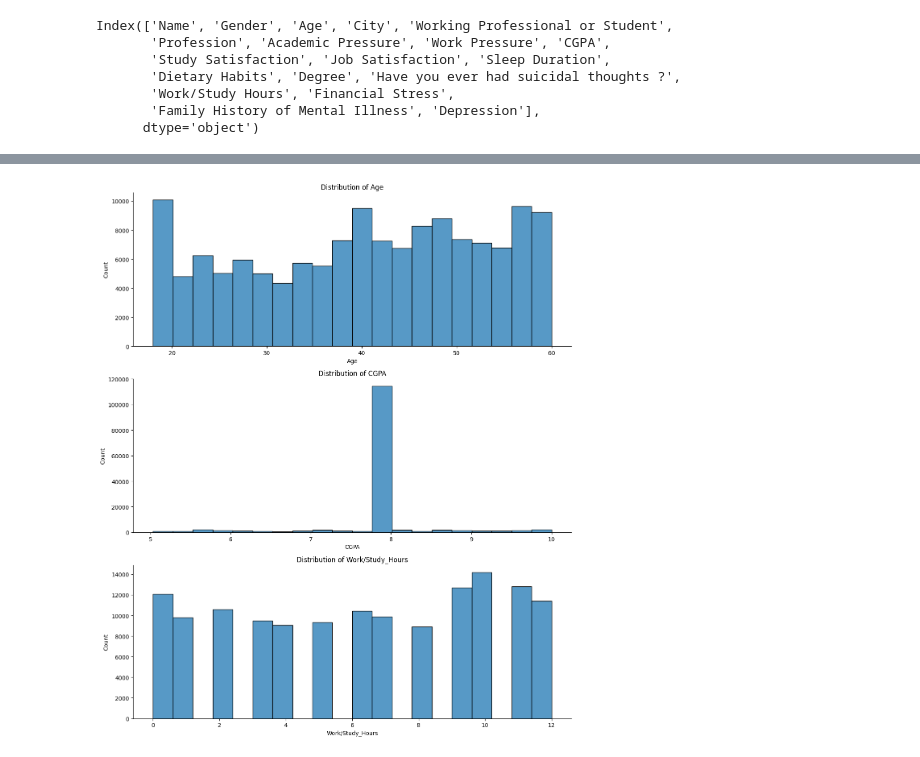
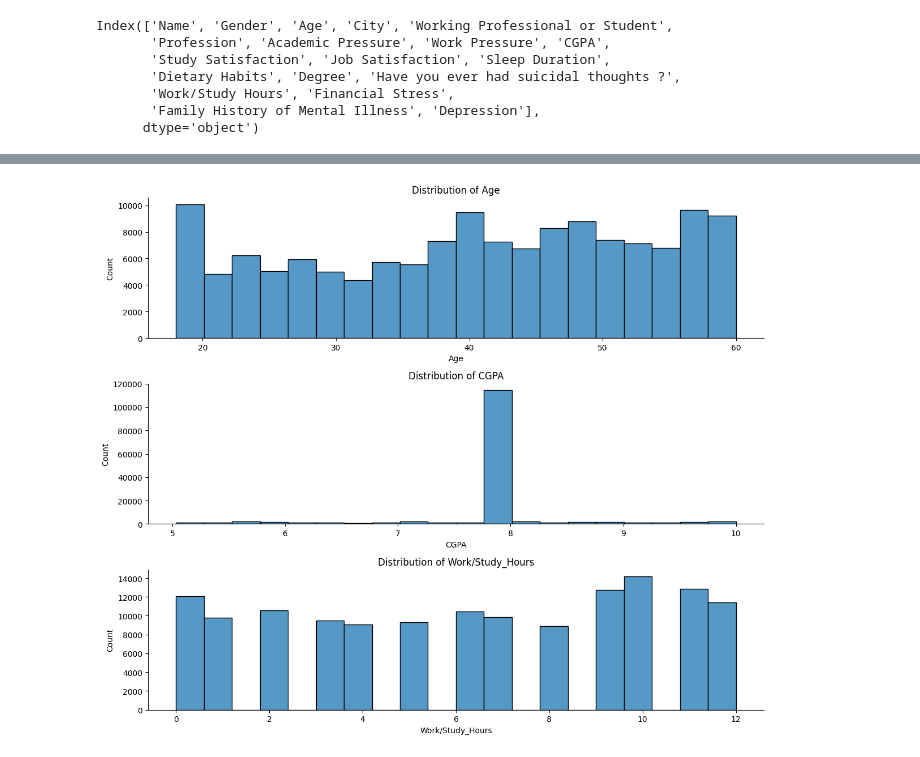
Before and after one commit to Bison619/Comp-1-Exploring-Mental-Health-Data-, a Jupyter notebook: Process1.ipynb, the cells around one changed output, grey strips where cells are left out. Drawn from its saved outputs; the diff is of its cells as text; code cells hidden in the pictures.

```diff
--- a/Process1.ipynb
+++ b/Process1.ipynb
@@ -242,16 +203,16 @@ Index(['Name', 'Gender', 'Age', 'City', 'Working_Professional_or_Student',
 # %%
 numerical_column = ['Age', 'CGPA', 'Work/Study_Hours']
 
-plt.figure(figsize=(12,14))
+plt.figure(figsize=(12,10))
 
 for i, column in enumerate(numerical_column):
     plt.subplot(3,1,i+1)
     sns.histplot(data=df_train,x = column, kde=False, bins= 20)
     plt.title(f'Distribution of {column}')
     sns.despine()
 
 plt.tight_layout()
 plt.show()
 # %% [output]
-[figure, old version]
+[figure, new version]
 # %%
```
Also changed, not shown: parts of 4 cells of this notebook.
